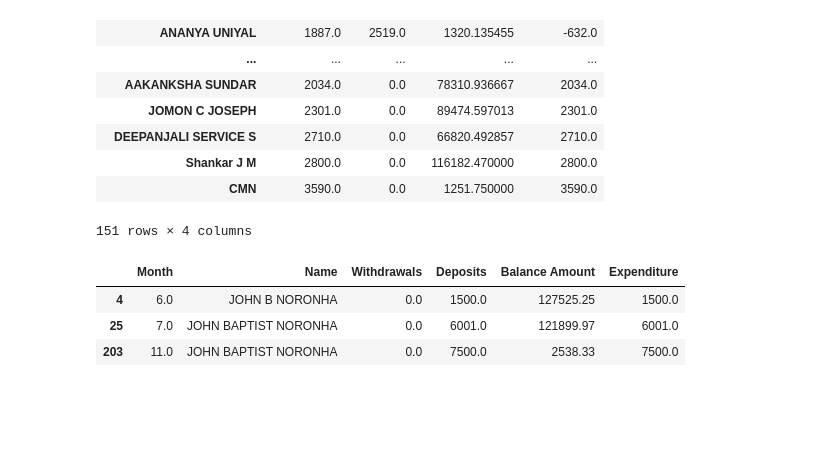
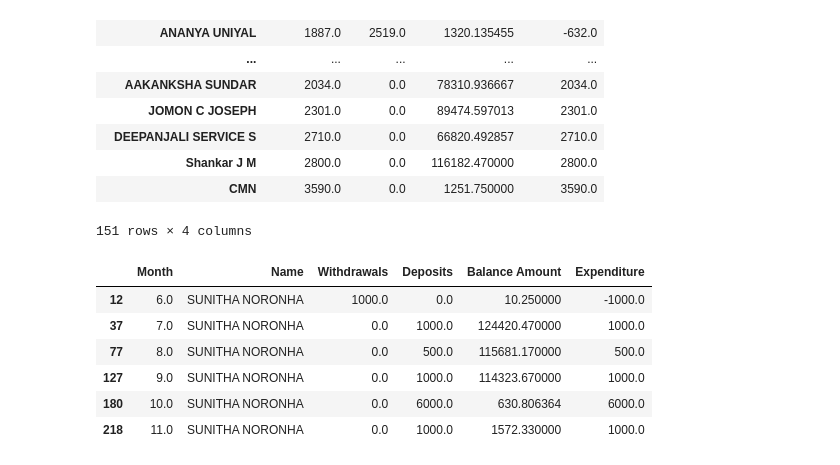
Before and after one commit to ok-noronha/Bank-Statement-Analyser, a Jupyter notebook: analyse.ipynb, the cells around one changed output. Drawn from its saved outputs; the diff is of its cells as text; code cells hidden in the pictures; blank space fills up the shorter version.

```diff
--- a/analyse.ipynb
+++ b/analyse.ipynb
@@ -100,11 +106,14 @@ particularly
 # %%
 parents = df.groupby(['Month','Name'],as_index=False).agg({"Withdrawals": "sum", "Deposits": "sum", "Balance Amount": "mean"})
 parents["Expenditure"]=parents.apply(lambda row: row["Deposits"] - row["Withdrawals"],axis=1)
 parents_dad = parents[parents['Name'].str.contains("JOHN B|APTIST NORONHA", na=False, case=False, regex=True)]
 parents_mom = parents[parents['Name'].str.contains(particularly.index[1], na=False, case=False, regex=True)]
-parents_dad
+parents_mom
 # %% [output]
 |  | Month | Name | Withdrawals | Deposits | Balance Amount | Expenditure |
-| 4 | 6.0 | JOHN B NORONHA | 0.0 | 1500.0 | 127525.25 | 1500.0 |
-| 25 | 7.0 | JOHN BAPTIST NORONHA | 0.0 | 6001.0 | 121899.97 | 6001.0 |
-| 203 | 11.0 | JOHN BAPTIST NORONHA | 0.0 | 7500.0 | 2538.33 | 7500.0 |
+| 12 | 6.0 | SUNITHA NORONHA | 1000.0 | 0.0 | 10.250000 | -1000.0 |
+| 37 | 7.0 | SUNITHA NORONHA | 0.0 | 1000.0 | 124420.470000 | 1000.0 |
+| 77 | 8.0 | SUNITHA NORONHA | 0.0 | 500.0 | 115681.170000 | 500.0 |
+| 127 | 9.0 | SUNITHA NORONHA | 0.0 | 1000.0 | 114323.670000 | 1000.0 |
+| 180 | 10.0 | SUNITHA NORONHA | 0.0 | 6000.0 | 630.806364 | 6000.0 |
+| 218 | 11.0 | SUNITHA NORONHA | 0.0 | 1000.0 | 1572.330000 | 1000.0 |
```
Also changed, not shown: parts of 1 cell of this notebook.
